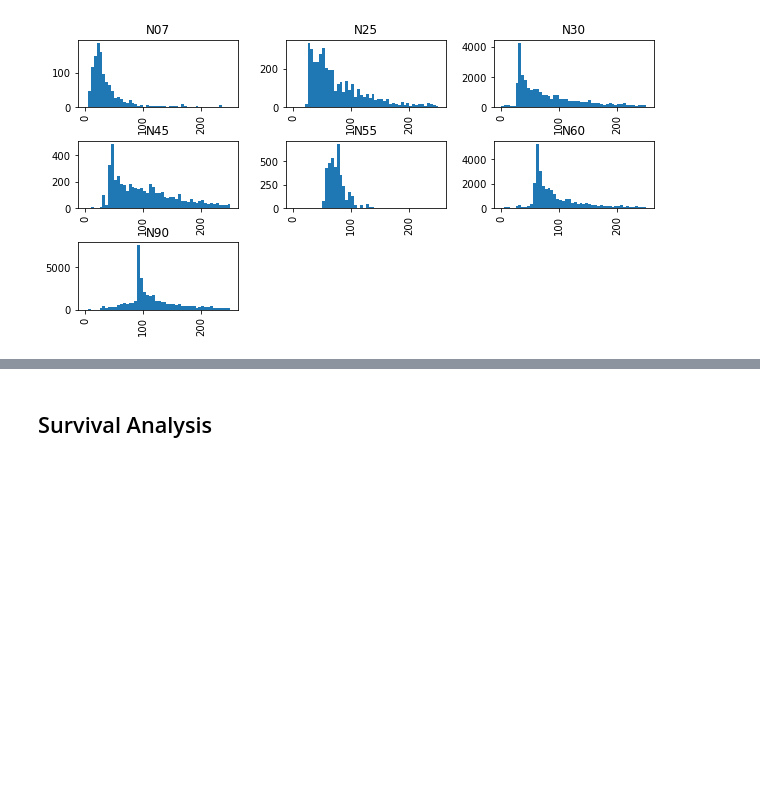
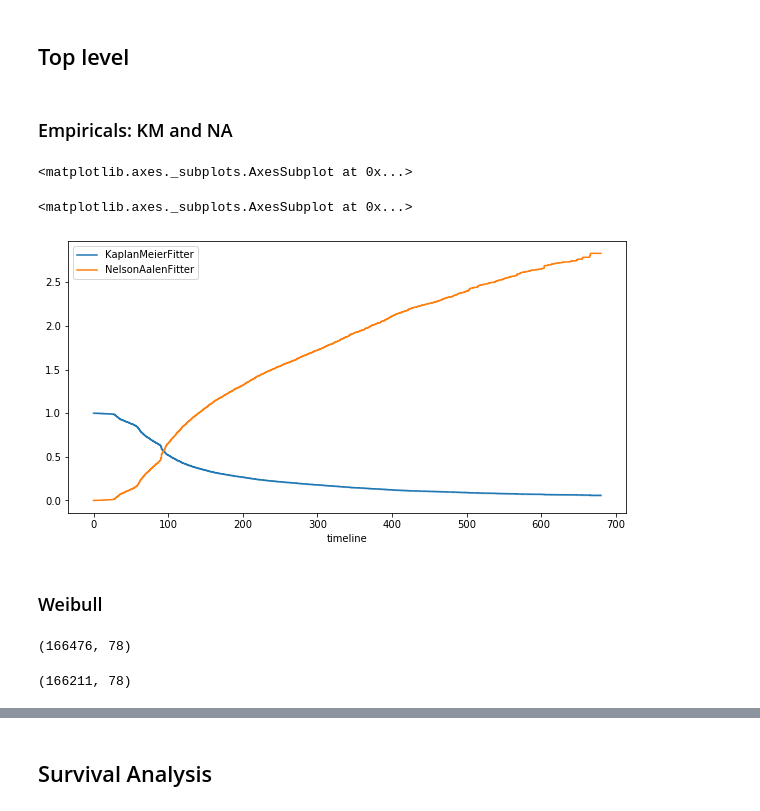
Before and after one commit to cwcomiskey/Misc, a Jupyter notebook: KPN/eda_model_ready.ipynb, the cells around one changed output, grey strips where cells are left out. Saved outputs shown, nothing was run; the diff lists cells and outputs as text; code cells hidden in the pictures; blank space fills up the shorter version.

```diff
--- a/KPN/eda_model_ready.ipynb
+++ b/KPN/eda_model_ready.ipynb
@@ -69,3 +49,7 @@ df[df.columns[['date' in c for c in df.columns]]].head(2)
+# %%
+df['year'] = [pd.to_datetime(d).year for d in df.order_date]
+df = df.query('year >= 2018') # scope
 # %%
-df['event'] = df['invoice_payment_status'].apply(lambda x: 1 if x == 'Fully paid' else 0 )
+# Event
+df.loc[:, 'event'] = df['invoice_payment_status'].apply(lambda x: 1 if x == 'Fully paid' else 0 )
 # %%
@@ -95,12 +79,0 @@ df.po_terms.value_counts(dropna=False)
-# %%
-plt.rcParams["figure.figsize"] = [10,5]
-
-
-df[df.po_terms.isin(['N90', 'N30', 'N60', 'N45', 'N07',
-       'N25', 'N55'])].query('event == 1').t.hist(bins = np.arange(0, 251, 5), by = df.po_terms)
-
-# bins = np.arange(0, 551, 5)
-
-pass;
-# %% [output]
-[figure, removed]
@@ -108,0 +80,20 @@ df[df.columns[['date' in c for c in df.columns]]].dtypes
+# %% [markdown]
+## Top level
+# %% [markdown]
+### Empiricals: KM and NA
+# %%
+t = df.t
+e = df.event
+
+kmf = KaplanMeierFitter().fit(t, e, label='KaplanMeierFitter')
+naf = NelsonAalenFitter().fit(t, e, label='NelsonAalenFitter')
+
+
+kmf.plot_survival_function()
+naf.plot_cumulative_hazard()
+# %% [output]
+<matplotlib.axes._subplots.AxesSubplot at 0x...>
+<matplotlib.axes._subplots.AxesSubplot at 0x...>
+[figure, added]
+# %% [markdown]
+### Weibull
@@ -108,0 +106,7 @@ df[df.columns[['date' in c for c in df.columns]]].dtypes
+# %%
+df.shape
+df = df[df.t != 0]
+df.shape
+# %% [output]
+(166476, 78)
+(166211, 78)
```
Also changed, not shown: parts of 33 cells of this notebook.
